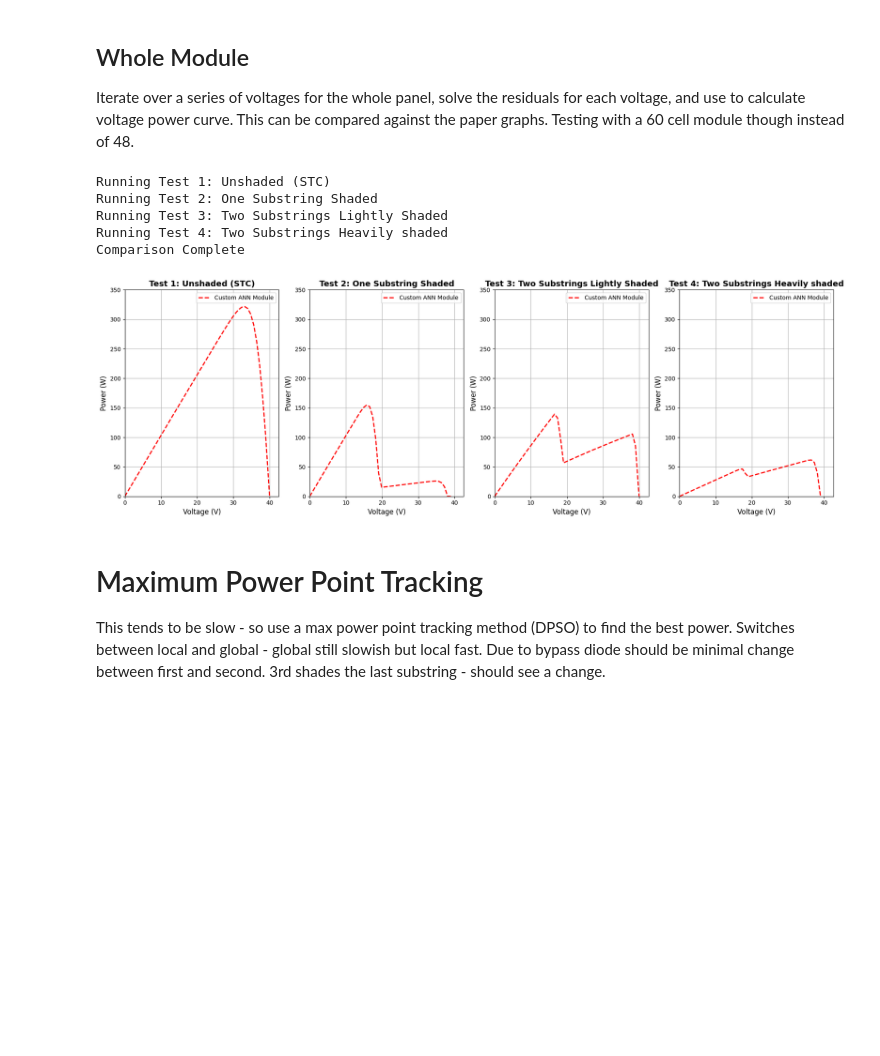
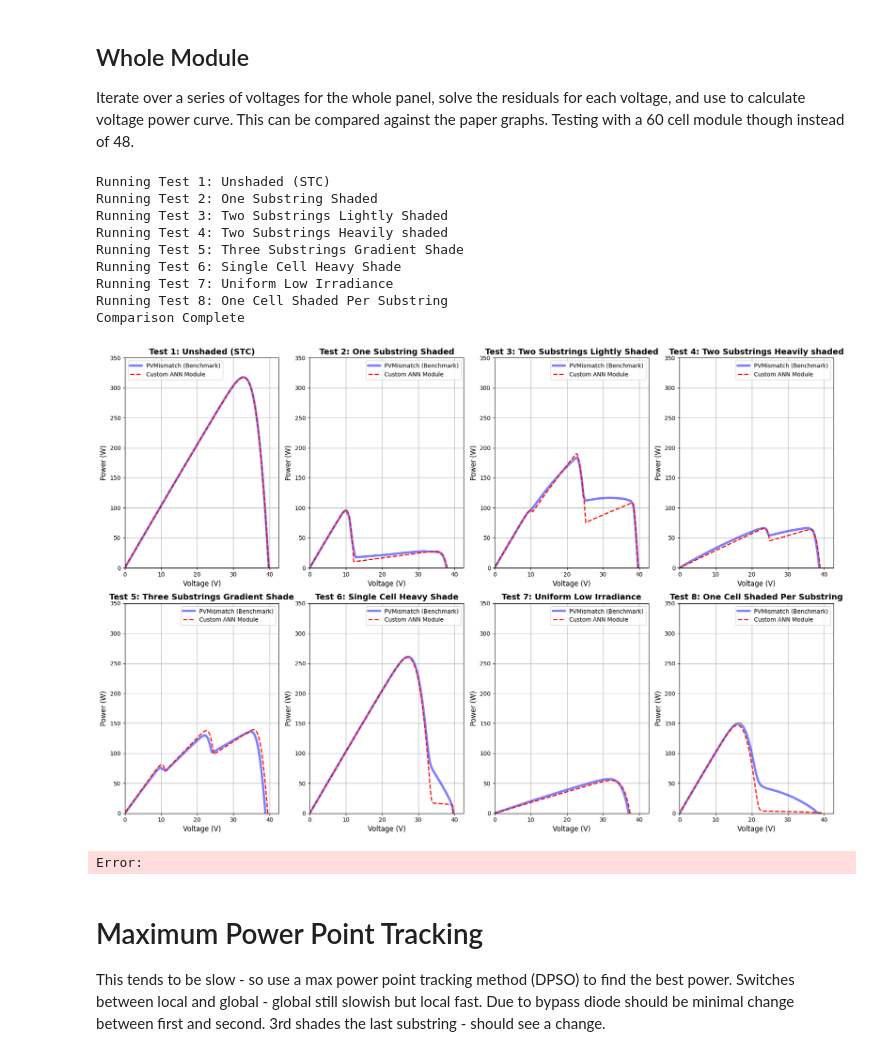
Before and after one commit to Drew-Evs/Photovoltaic-Simulation-Backend, a Jupyter notebook: demo/demo.ipynb, the cells around one changed output. Saved outputs shown, nothing was run; the diff lists cells and outputs as text; code cells hidden in the pictures; blank space fills up the shorter version.

Commit message:
Added pmp vs pvmismatch testing

```diff
--- a/demo/demo.ipynb
+++ b/demo/demo.ipynb
@@ -183,11 +183,32 @@ plt.grid(True)
 ## Whole Module
 Iterate over a series of voltages for the whole panel, solve the residuals for each voltage, and use to calculate voltage power curve. This can be compared against the paper graphs. Testing with a 60 cell module though instead of 48.
 # %%
-
+from pvmismatch import pvsystem
+from pvmismatch.pvmismatch_lib import pvmodule, pvstring, pvcell
+from pvmismatch.pvmismatch_lib.pvconstants import PVconstants
+import matplotlib.pyplot as plt
+import numpy as np
 
 #generating our module
 module = refactored_whole_module.Module("LG_Electronics_Inc__LG330N1T_V5", specs)
-module.d = 2
+module.d = 3
+
+custom_const = PVconstants()
+a, iph, isat, rs, rsh = module.cell_list[0].get_params()
+T = 298.15
+Vt_standard = (custom_const.k * T) / custom_const.q
+n_ideal = a / Vt_standard
+custom_const.k = custom_const.k * n_ideal
+
+lg_cells = [
+    pvcell.PVcell(Rs=rs, Rsh=rsh, Isat1_T0=isat, Isat2_T0=0, Isc0_T0=iph, pvconst=custom_const, alpha_Isc=specs['I_sc'])
+    for _ in range(60)
+]
+
+custom_layout = pvmodule.standard_cellpos_pat(nrows=20, ncols_per_substr=[1, 1, 1])
+panel_60 = pvmodule.PVmodule(cell_pos=custom_layout, pvcells=lg_cells)
+panel_string = pvstring.PVstring(numberMods=1, pvmods=[panel_60])
+pvmm_sys = pvsystem.PVsystem(numberStrs=1, pvstrs=[panel_string])
 
 #3 test cases
 #case 1 unshaded
@@ -204,39 +225,78 @@ irr_case_3[31:34] = [800.0] * 3
 
 irr_case_4 = [1000.0] * 60
 irr_case_4[0:15] = [200.0] * 15
 irr_case_4[31:45] = [300.0] * 14
 
-test_cases = [irr_case_1, irr_case_2, irr_case_3, irr_case_4]
-titles = ["Test 1: Unshaded (STC)", "Test 2: One Substring Shaded", "Test 3: Two Substrings Lightly Shaded", "Test 4: Two Substrings Heavily shaded"]
+#case 5
+irr_case_5 = [1000.0] * 60
+irr_case_5[0:20] = [400.0] * 20
+irr_case_5[20:40] = [600.0] * 20
+irr_case_5[40:60] = [800.0] * 20
 
-fig, axes = plt.subplots(1, 4, figsize=(18, 6))
+#case 6
+irr_case_6 = [1000.0] * 60
+irr_case_6[10:11] = [50.0] * 1
 
-for i, ax in enumerate(axes):
+#case 7
+irr_case_7 = [200.0] * 60
+
+#case 8
+irr_case_8 = [1000.0] * 60
+irr_case_8[0:1] = [10.0] * 1
+irr_case_8[20:21] = [10.0] * 1
+irr_case_8[40:41] = [10.0] * 1
+
+test_cases = [irr_case_1, irr_case_2, irr_case_3, irr_case_4, irr_case_5, irr_case_6, irr_case_7, irr_case_8]
+titles = [
+    "Test 1: Unshaded (STC)",
+    "Test 2: One Substring Shaded",
+    "Test 3: Two Substrings Lightly Shaded",
+    "Test 4: Two Substrings Heavily shaded",
+    "Test 5: Three Substrings Gradient Shade",
+    "Test 6: Single Cell Heavy Shade",
+    "Test 7: Uniform Low Irradiance",
+    "Test 8: One Cell Shaded Per Substring"
+]
+
+fig, axes = plt.subplots(2, 4, figsize=(18, 12))
+
+for i, ax in enumerate(axes.flatten()):
     print(f'Running {titles[i]}')
     current_irr = test_cases[i]
 
+    suns_array = np.array(current_irr) / 1000.0
+    pvmm_sys.setSuns({0: {0: suns_array}})
+    V_pvmm = pvmm_sys.Vsys.flatten()
+    P_pvmm = pvmm_sys.Psys.flatten()
+
     #custom solver
     module.set_cell_conditions(irr_array=current_irr)
-    V_cust, P_cust = module.calculate_iv()
+    V_cust, P_cust = module.refactored_iv()
 
+    ax.plot(V_pvmm, P_pvmm, label='PVMismatch (Benchmark)', color='blue', linewidth=4, alpha=0.5)
     ax.plot(V_cust, P_cust, label='Custom ANN Module', color='red', linestyle='--', linewidth=2)
     ax.set_title(titles[i], fontsize=14, fontweight='bold')
     ax.set_xlabel("Voltage (V)", fontsize=12)
     ax.set_ylabel("Power (W)", fontsize=12)
     ax.set_xlim(0, module.voc + 2)
     ax.set_ylim(0, 350)
     ax.grid(True)
     ax.legend()
 
 plt.tight_layout()
 print("Comparison Complete")
 # %% [output]
 Running Test 1: Unshaded (STC)
 Running Test 2: One Substring Shaded
 Running Test 3: Two Substrings Lightly Shaded
 Running Test 4: Two Substrings Heavily shaded
+Running Test 5: Three Substrings Gradient Shade
+Running Test 6: Single Cell Heavy Shade
+Running Test 7: Uniform Low Irradiance
+Running Test 8: One Cell Shaded Per Substring
 Comparison Complete
-[figure, old version]
+[figure, new version]
+Error:
 # %% [markdown]
 # Maximum Power Point Tracking
 This tends to be slow - so use a max power point tracking method (DPSO) to find the best power. Switches between local and global - global still slowish but local fast. Due to bypass diode should be minimal change between first and second. 3rd shades the last substring - should see a change.
```
Also changed, not shown: parts of 2 cells of this notebook, 14 other files.
